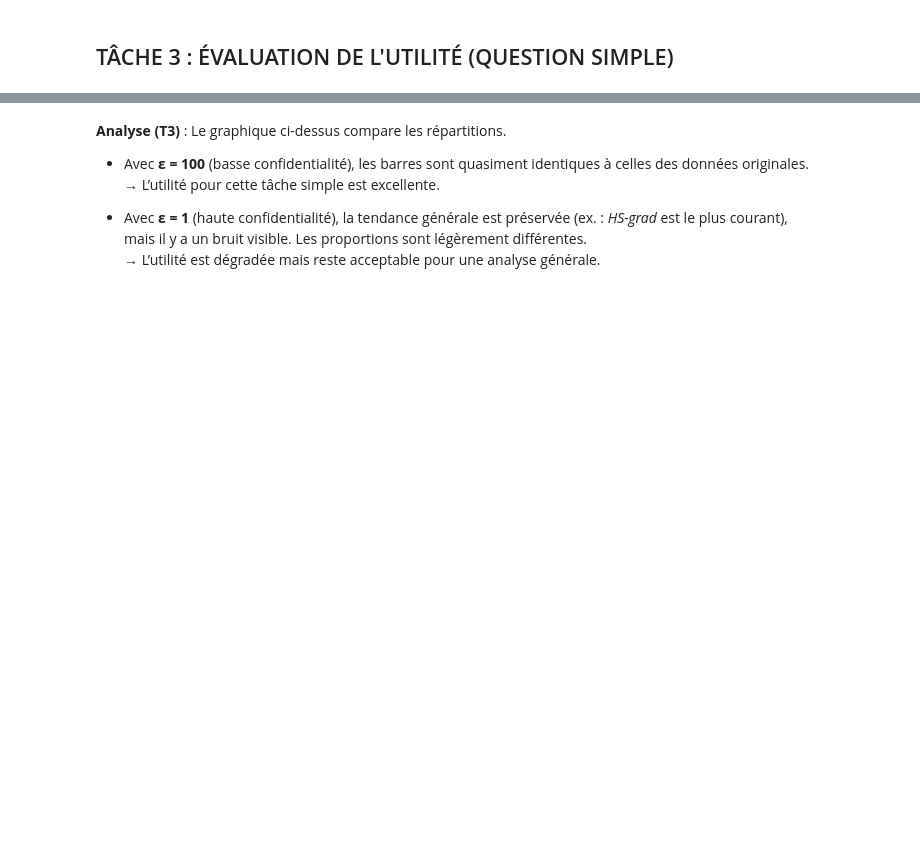
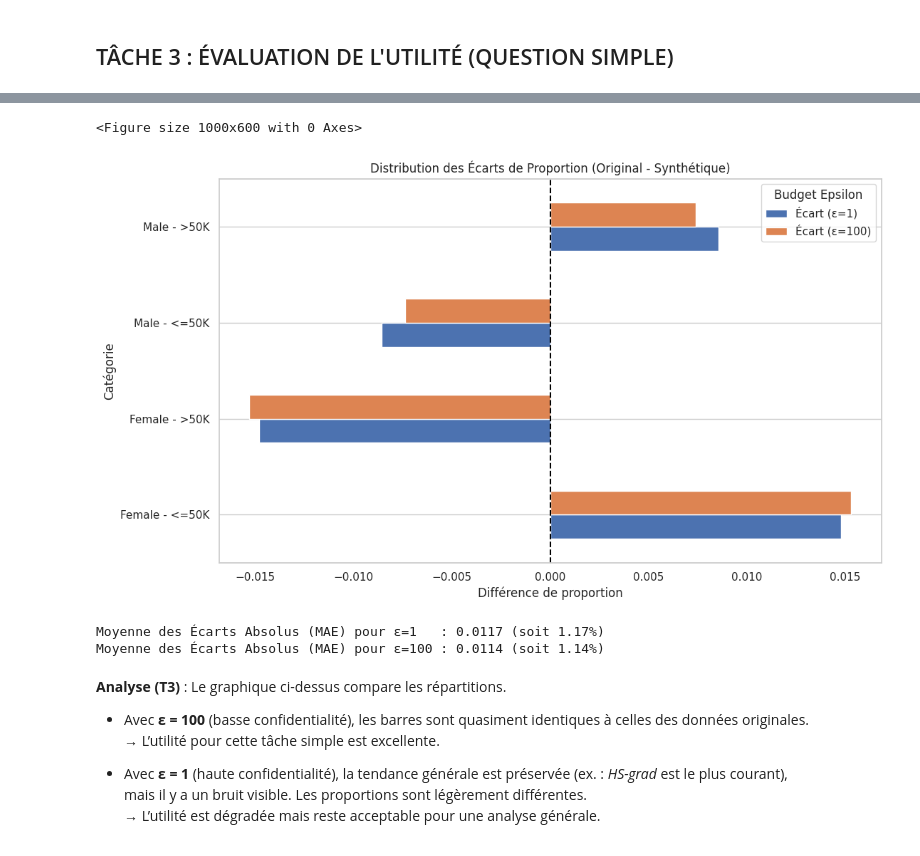
Before and after one commit to Saveone01/Projet_Publication_Donn-es, a Jupyter notebook: projet.ipynb, the cells around one changed output, grey strips where cells are left out. Drawn from its saved outputs; the diff is of its cells as text; code cells hidden in the pictures; blank space fills up the shorter version.

```diff
--- a/projet.ipynb
+++ b/projet.ipynb
@@ -183,3 +201,32 @@ plt.show()
+# %%
+# 6. Calculer et visualiser la distribution des écarts (ce code reste valide)
+comparison_df['Écart (ε=1)'] = comparison_df['Original'] - comparison_df['Synth (ε=1)']
+comparison_df['Écart (ε=100)'] = comparison_df['Original'] - comparison_df['Synth (ε=100)']
+
+error_df = comparison_df[['Écart (ε=1)', 'Écart (ε=100)']].reset_index()
+error_df['categorie'] = error_df['sex'] + ' - ' + error_df['income']
+
+plt.figure(figsize=(10, 6))
+error_df.plot(x='categorie', y=['Écart (ε=1)', 'Écart (ε=100)'], kind='barh', figsize=(12,7))
+plt.title('Distribution des Écarts de Proportion (Original - Synthétique)')
+plt.xlabel('Différence de proportion')
+plt.ylabel('Catégorie')
+plt.axvline(0, color='black', linestyle='--')
+plt.grid(axis='x')
+plt.legend(title='Budget Epsilon')
+plt.show()
+
+# 7. Calculer la Moyenne des Écarts Absolus (MAE) (ce code reste valide)
+mae_eps1 = comparison_df['Écart (ε=1)'].abs().mean()
+mae_eps100 = comparison_df['Écart (ε=100)'].abs().mean()
+
+print(f"\nMoyenne des Écarts Absolus (MAE) pour ε=1   : {mae_eps1:.4f} (soit {mae_eps1:.2%})")
+print(f"Moyenne des Écarts Absolus (MAE) pour ε=100 : {mae_eps100:.4f} (soit {mae_eps100:.2%})")
+# %% [output]
+<Figure size 1000x600 with 0 Axes>
+[figure, added]
+Moyenne des Écarts Absolus (MAE) pour ε=1   : 0.0117 (soit 1.17%)
+Moyenne des Écarts Absolus (MAE) pour ε=100 : 0.0114 (soit 1.14%)
 # %% [markdown]
 
 **Analyse (T3)** : Le graphique ci-dessus compare les répartitions.
```
Also changed, not shown: parts of 8 cells of this notebook, 2 other files.
